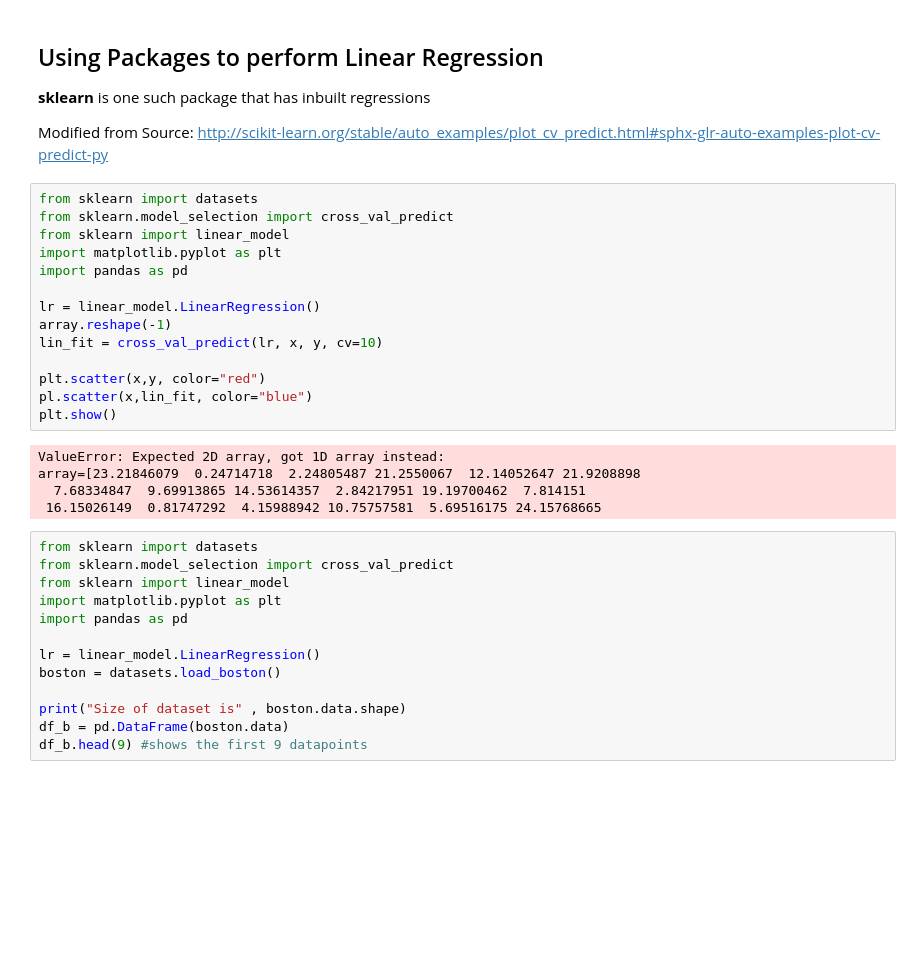
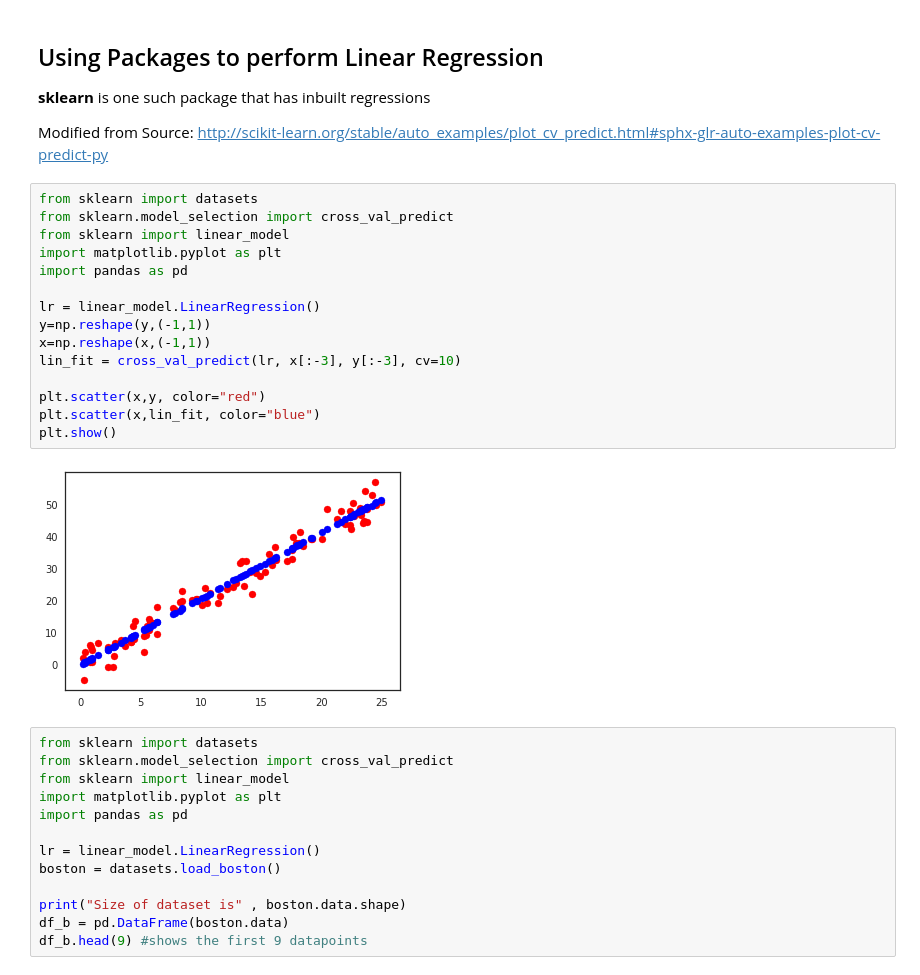
Before and after one commit to SConsul/ML101, a Jupyter notebook: Session1/Demo1_Linear_Regression.ipynb, the cells around one changed output. Cells and saved outputs as stored; diff of their text form; blank space fills up the shorter version.

```diff
--- a/Session1/Demo1_Linear_Regression.ipynb
+++ b/Session1/Demo1_Linear_Regression.ipynb
@@ -172,22 +172,20 @@ Modified from Source: http://scikit-learn.org/stable/auto_examples/plot_cv_predi
 # %%
 from sklearn import datasets
 from sklearn.model_selection import cross_val_predict
 from sklearn import linear_model
 import matplotlib.pyplot as plt
 import pandas as pd
 
 lr = linear_model.LinearRegression()
-array.reshape(-1)
-lin_fit = cross_val_predict(lr, x, y, cv=10)
+y=np.reshape(y,(-1,1))
+x=np.reshape(x,(-1,1))
+lin_fit = cross_val_predict(lr, x[:-3], y[:-3], cv=10)
 
 plt.scatter(x,y, color="red")
-pl.scatter(x,lin_fit, color="blue")
+plt.scatter(x,lin_fit, color="blue")
 plt.show()
 # %% [output]
-ValueError: Expected 2D array, got 1D array instead:
-array=[23.21846079  0.24714718  2.24805487 21.2550067  12.14052647 21.9208898
-  7.68334847  9.69913865 14.53614357  2.84217951 19.19700462  7.814151
- 16.15026149  0.81747292  4.15988942 10.75757581  5.69516175 24.15768665
+[figure, added]
 # %%
 from sklearn import datasets
 from sklearn.model_selection import cross_val_predict
```
Also changed, not shown: parts of 6 cells of this notebook.
